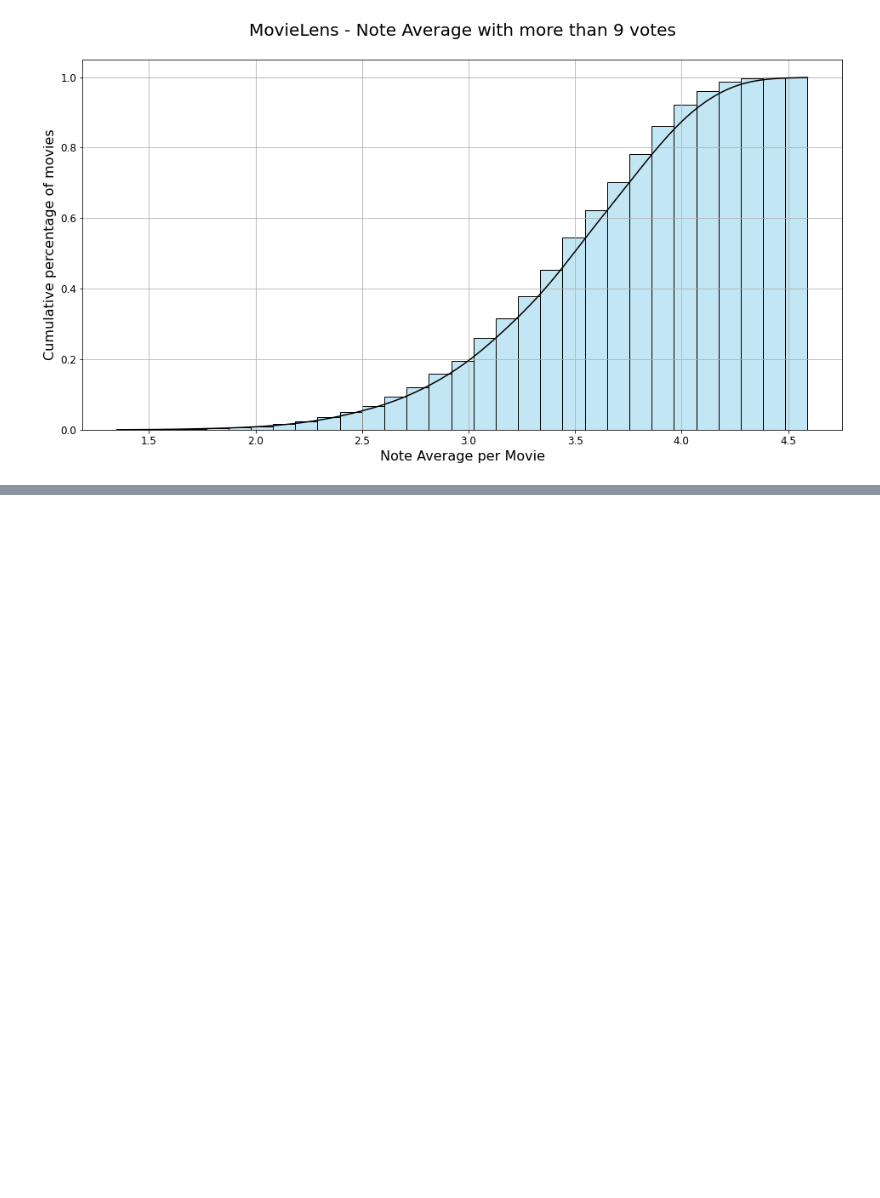
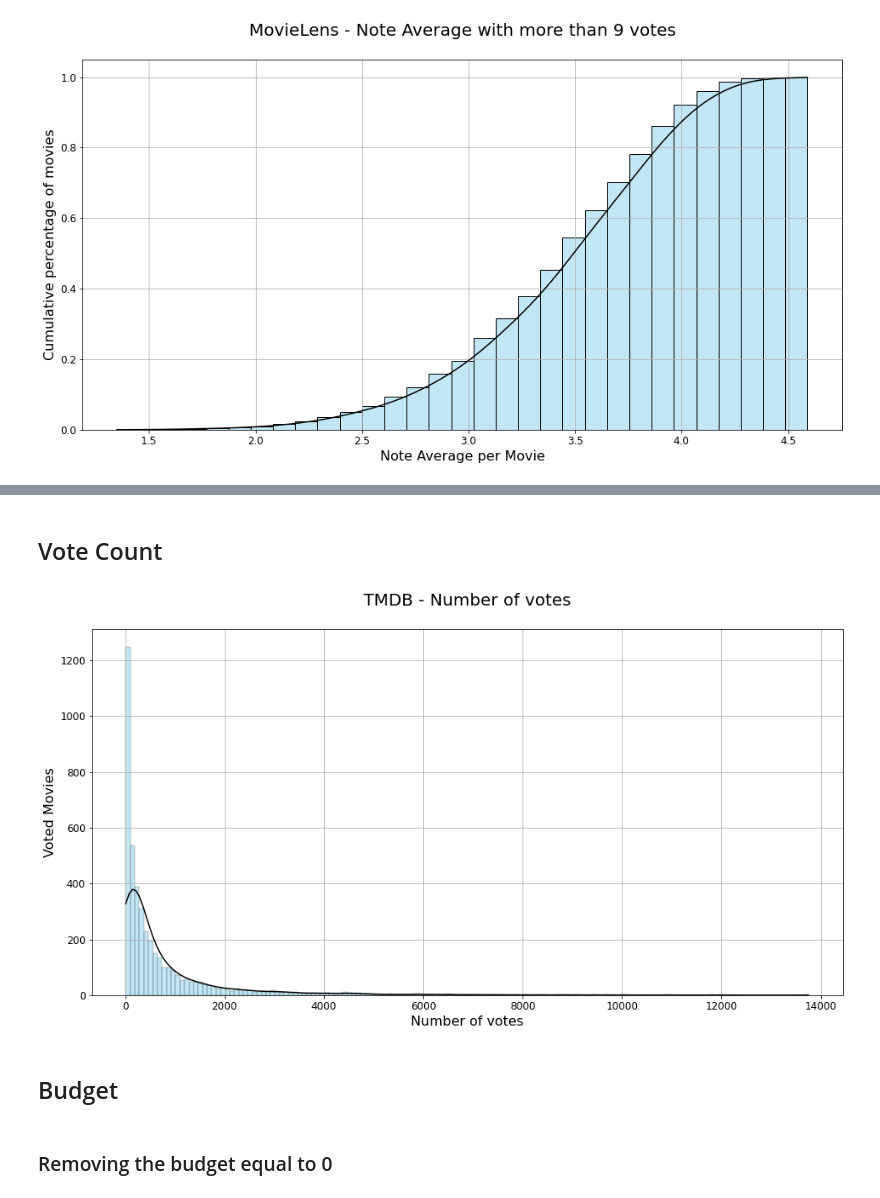
Before and after one commit to Gabriel-limadev/data_science_study, a Jupyter notebook: 9 - Data Science: testes estatísticos com Python/course_files/introduction_to_tests.ipynb, the cells around one changed output, grey strips where cells are left out. Drawn from its saved outputs; the diff is of its cells as text; code cells hidden in the pictures; blank space fills up the shorter version.

```diff
--- a/9 - Data Science: testes estatísticos com Python/course_files/introduction_to_tests.ipynb
+++ b/9 - Data Science: testes estatísticos com Python/course_files/introduction_to_tests.ipynb
@@ -305,0 +324,17 @@ ax.tick_params(labelsize = 12);
+# %% [markdown]
+## Vote Count
+# %%
+ax = sns.histplot(tmdb_with_more_9_votes['vote_count'], color = 'skyblue', kde = True)
+ax.lines[0].set_color('k')
+ax.figure.set_size_inches(16, 8)
+ax.set_title('TMDB - Number of votes', fontsize = 20, y = 1.05)
+ax.set_xlabel('Number of votes', fontsize = 16)
+ax.set_ylabel('Voted Movies', fontsize = 16)
+ax.grid(True)
+ax.tick_params(labelsize = 12);
+# %% [output]
+[figure, added]
+# %% [markdown]
+## Budget
+# %% [markdown]
+### Removing the budget equal to 0
```
Also changed, not shown: parts of 18 cells of this notebook.
